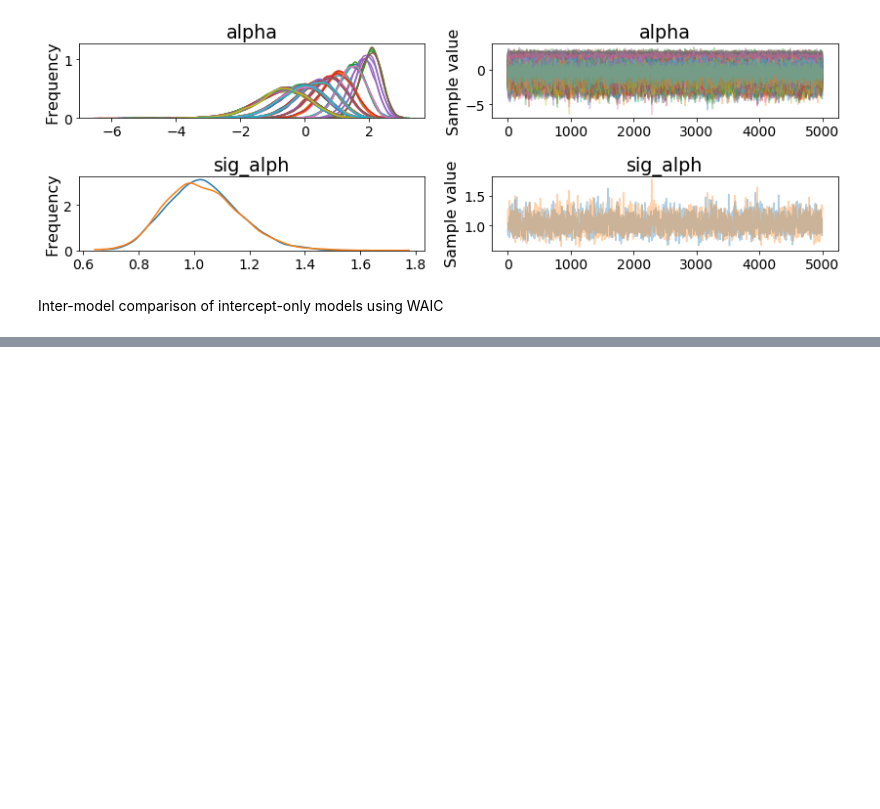
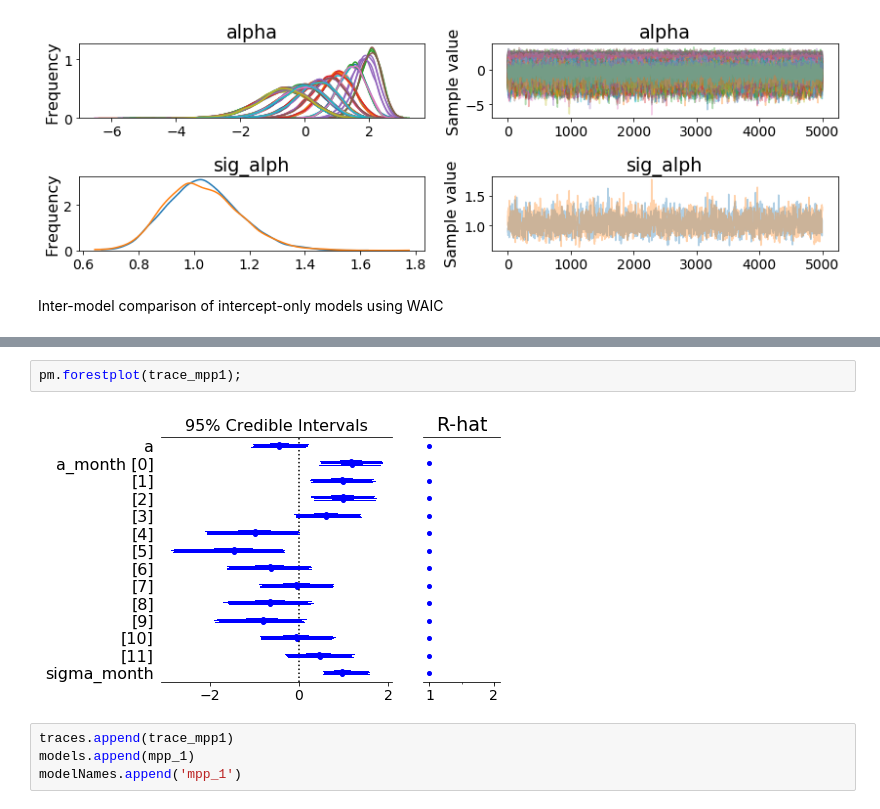
Before and after one commit to madHatter106/beaching, a Jupyter notebook: notebooks/ML_Poisson_by_numbers_of_standing_events_1.ipynb, the cells around one changed output, grey strips where cells are left out. Saved outputs shown, nothing was run; the diff lists cells and outputs as text; blank space fills up the shorter version.

```diff
--- a/notebooks/ML_Poisson_by_numbers_of_standing_events_1.ipynb
+++ b/notebooks/ML_Poisson_by_numbers_of_standing_events_1.ipynb
@@ -170,0 +265,8 @@ The above shows without ambiguity that the partial pooling is the better model;
+# %%
+pm.forestplot(trace_mpp1);
+# %% [output]
+[figure, added]
+# %%
+traces.append(trace_mpp1)
+models.append(mpp_1)
+modelNames.append('mpp_1')
```
Also changed, not shown: parts of 20 cells of this notebook.
